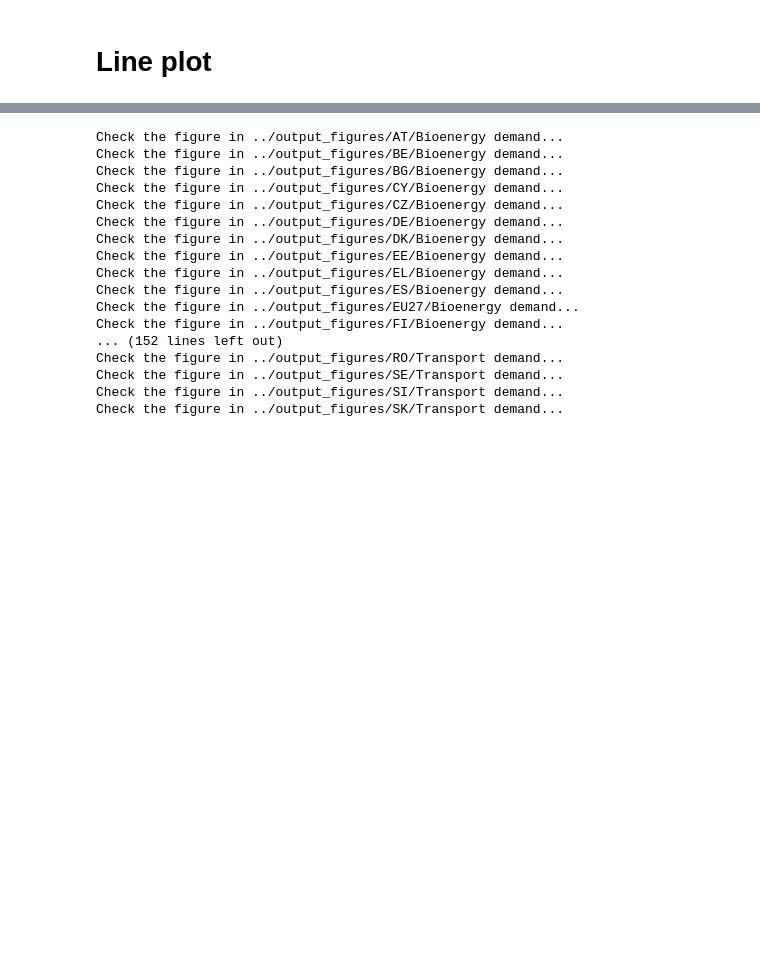
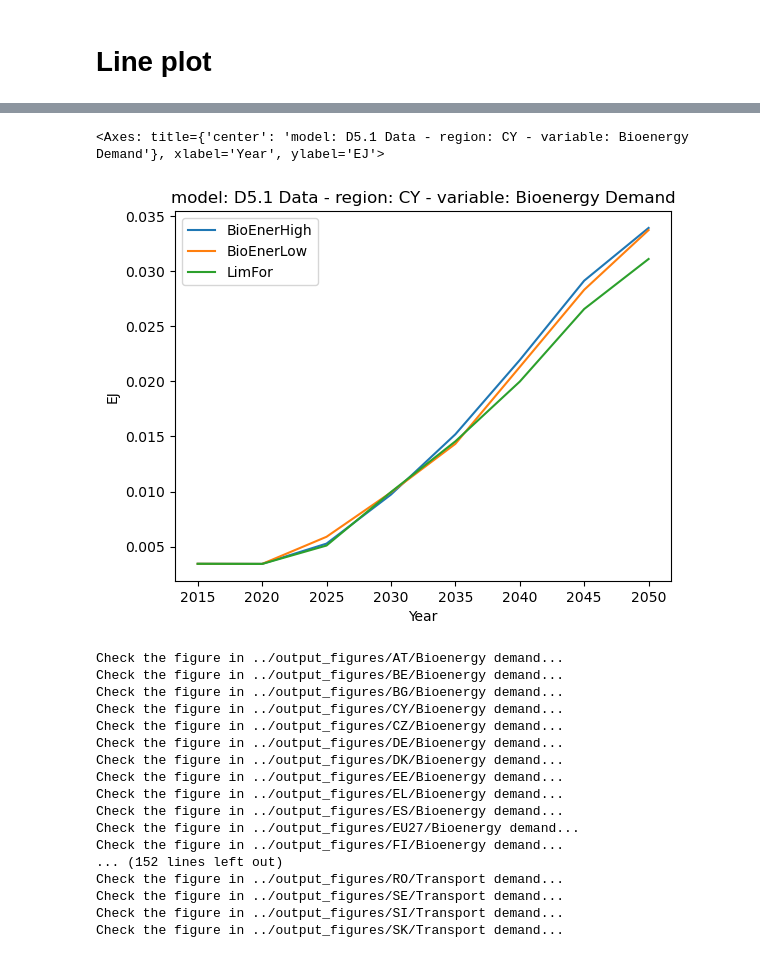
Before and after one commit to firzari/forest_data_analysis, a Jupyter notebook: notebook/D5.1_line_plot_sectoral_demand.ipynb, the cells around one changed output, grey strips where cells are left out. Drawn from its saved outputs; the diff is of its cells as text; code cells hidden in the pictures; blank space fills up the shorter version.

```diff
--- a/notebook/D5.1_line_plot_sectoral_demand.ipynb
+++ b/notebook/D5.1_line_plot_sectoral_demand.ipynb
@@ -134,0 +152,6 @@ for v in sel_var:
+# %%
+data = master_df.filter(
+    variable="Bioenergy Demand",
+    region="CY",
+    unit="EJ"
+)
@@ -135,3 +166,8 @@ for v in sel_var:
+# %%
+data.plot()
+# %% [output]
+<Axes: title={'center': 'model: D5.1 Data - region: CY - variable: Bioenergy Demand'}, xlabel='Year', ylabel='EJ'>
+[figure, added]
 # %%
 # Not scaled to total bioenergy demand at a national level
 
```
Also changed, not shown: parts of 7 cells of this notebook.
